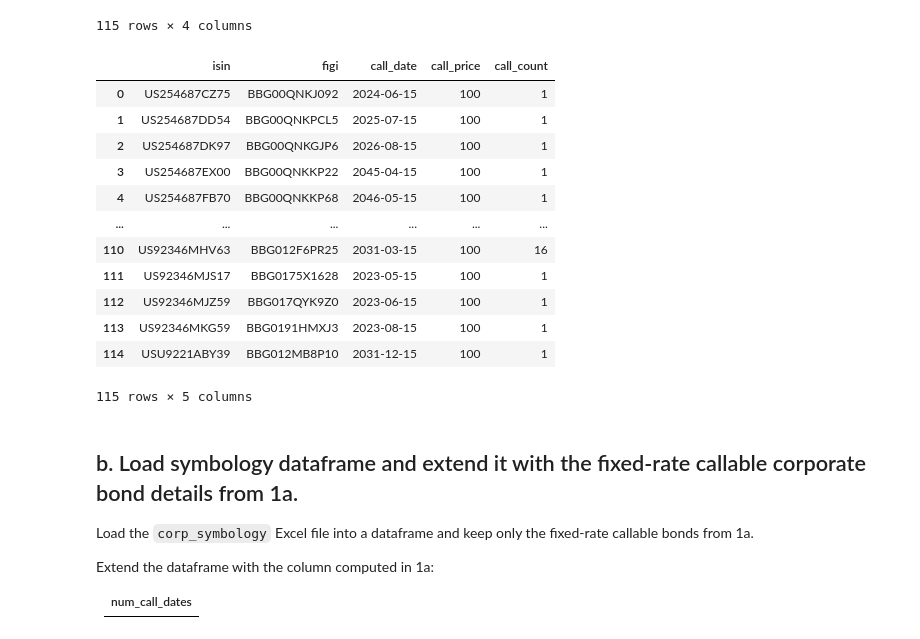
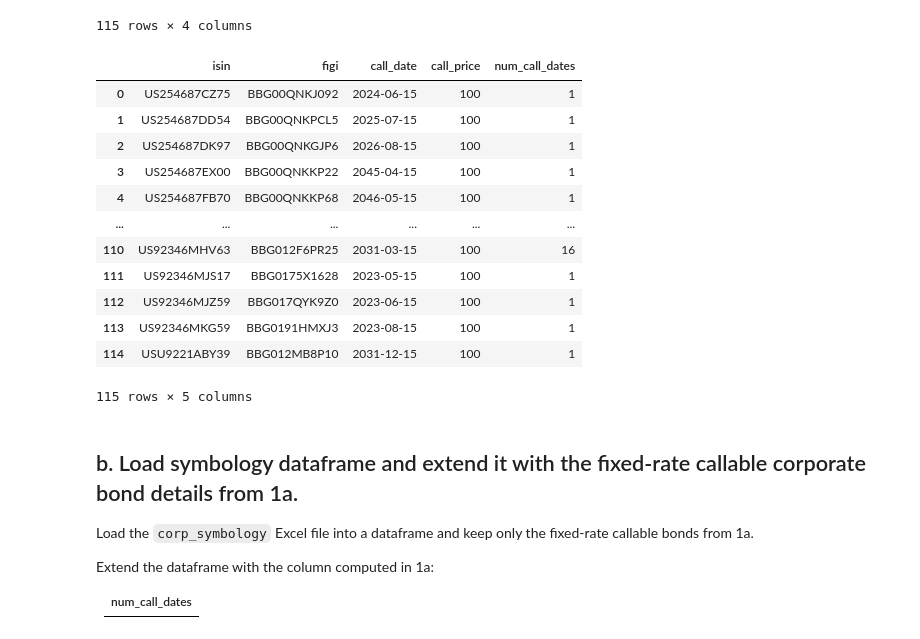
Before and after one commit to alanwake47/FINM-35700-Credit-Markets, a Jupyter notebook: week3/hw3/Homework 3.ipynb, the cells around one changed output. Drawn from its saved outputs; the diff is of its cells as text; code cells hidden in the pictures.

```diff
--- a/week3/hw3/Homework 3.ipynb
+++ b/week3/hw3/Homework 3.ipynb
@@ -175,10 +177,10 @@ call_schedules
 115 rows × 4 columns
 # %%
 #group by isin and count number of call_date
-call_schedules['call_count'] = call_schedules.groupby('isin')['call_date'].transform('count')
+call_schedules['num_call_dates'] = call_schedules.groupby('isin')['call_date'].transform('count')
 call_schedules
 # %% [output]
-|  | isin | figi | call_date | call_price | call_count |
+|  | isin | figi | call_date | call_price | num_call_dates |
 | 0 | US254687CZ75 | BBG00QNKJ092 | 2024-06-15 | 100 | 1 |
 | 1 | US254687DD54 | BBG00QNKPCL5 | 2025-07-15 | 100 | 1 |
 | 2 | US254687DK97 | BBG00QNKGJP6 | 2026-08-15 | 100 | 1 |
```
Also changed, not shown: parts of 39 cells of this notebook, 1 other file.
